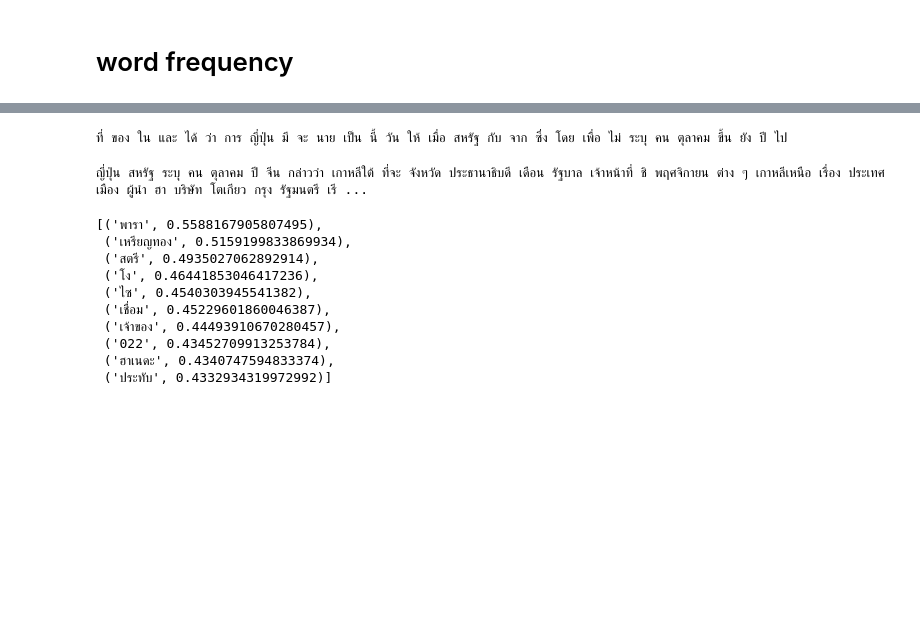
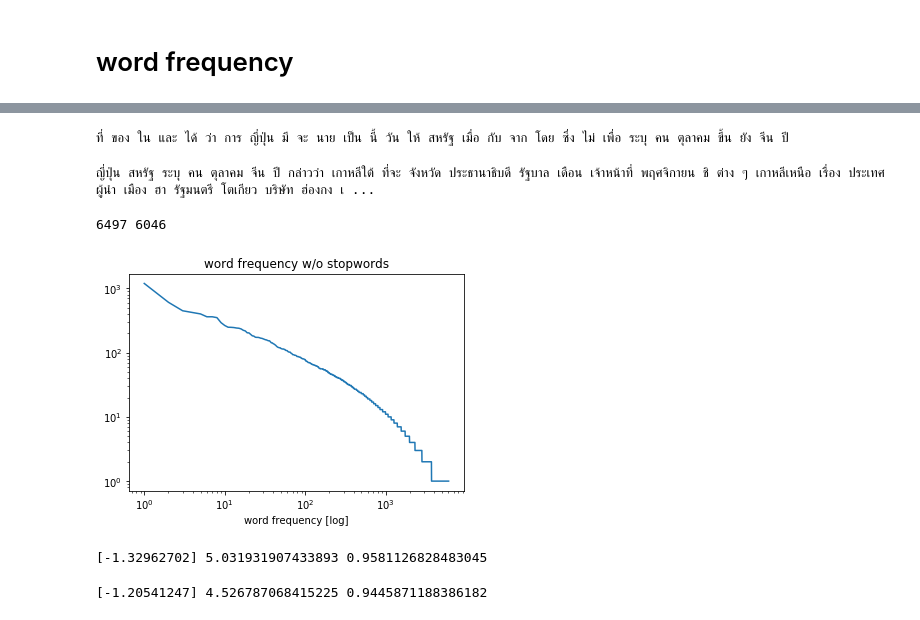
Before and after one commit to nozomiyamada/thainews, a Jupyter notebook: nhk/nhk.ipynb, the cells around one changed output, grey strips where cells are left out. Drawn from its saved outputs; the diff is of its cells as text; code cells hidden in the pictures; blank space fills up the shorter version.

```diff
--- a/nhk/nhk.ipynb
+++ b/nhk/nhk.ipynb
@@ -2,9 +2,11 @@
 # import & get article ID
 # %%
 import requests, json, os, csv, re
+import numpy as np
+from sklearn.linear_model import LinearRegression
 from bs4 import BeautifulSoup as BS
 
-with open ('nhk.json', 'r') as f:
+with open ('nhk/nhk.json', 'r') as f:
     ids = sorted(x['id'] for x in json.load(f))
     print('oldest ID: %s' % ids[0])
     print('newest ID: %s' % ids[-1])
@@ -56,9 +58,9 @@ def clean(text):
     text = re.sub(r'"+', '', text)
     return wt(text, keep_whitespace=False)
 
-with open('nhk.json') as f:
+with open('nhk/nhk.json') as f:
     data = json.load(f)
-with open('nhk_tokenized.txt','w') as f:
+with open('nhk/nhk_tokenized.txt','w') as f:
     tokenized = [clean(news_dic['article']) for news_dic in data]
     writer = csv.writer(f, lineterminator='\n', delimiter=' ')
     writer.writerows(tokenized)
@@ -88,22 +93,9 @@ for line in tokenized:
 for i in count.most_common(30):
     print(i[0], end=' ')
 # %% [output]
-ที่ ของ ใน และ ได้ ว่า การ ญี่ปุ่น มี จะ นาย เป็น นี้ วัน ให้ เมื่อ สหรัฐ กับ จาก ซึ่ง โดย เพื่อ ไม่ ระบุ คน ตุลาคม ขึ้น ยัง ปี ไป
+ที่ ของ ใน และ ได้ ว่า การ ญี่ปุ่น มี จะ นาย เป็น นี้ วัน ให้ สหรัฐ เมื่อ กับ จาก โดย ซึ่ง ไม่ เพื่อ ระบุ คน ตุลาคม ขึ้น ยัง จีน ปี
 # %%
 for i in stop.most_common(30):
     print(i[0], end=' ')
 # %% [output]
-ญี่ปุ่น สหรัฐ ระบุ คน ตุลาคม ปี จีน กล่าวว่า เกาหลีใต้ ที่จะ จังหวัด ประธานาธิบดี เดือน รัฐบาล เจ้าหน้าที่ ชิ พฤศจิกายน ต่าง ๆ เกาหลีเหนือ เรื่อง ประเทศ เมือง ผู้นำ ฮา บริษัท โตเกียว กรุง รัฐมนตรี เรี ...
+ญี่ปุ่น สหรัฐ ระบุ คน ตุลาคม จีน ปี กล่าวว่า เกาหลีใต้ ที่จะ จังหวัด ประธานาธิบดี รัฐบาล เดือน เจ้าหน้าที่ พฤศจิกายน ชิ ต่าง ๆ เกาหลีเหนือ เรื่อง ประเทศ ผู้นำ เมือง ฮา รัฐมนตรี โตเกียว บริษัท ฮ่องกง เ ...
-# %%
-model.wv.most_similar('โอซากา')
-# %% [output]
-[('พารา', 0.5588167905807495),
- ('เหรียญทอง', 0.5159199833869934),
- ('สตรี', 0.4935027062892914),
- ('โง', 0.46441853046417236),
- ('ไซ', 0.4540303945541382),
- ('เชื่อม', 0.45229601860046387),
- ('เจ้าของ', 0.44493910670280457),
- ('022', 0.43452709913253784),
- ('ฮาเนดะ', 0.4340747594833374),
- ('ประทับ', 0.4332934319972992)]
@@ -112,0 +102,31 @@ A = np.array([[1,2]])
+# %%
+c = [i[1] for i in count.most_common()]
+s = [i[1] for i in stop.most_common()]
+print(len(c), len(s))
+# %% [output]
+6497 6046
+# %%
+import matplotlib.pyplot as plt
+sx = range(1, len(s)+1)
+plt.plot(sx, s)
+plt.title('word frequency w/o stopwords')
+plt.xlabel('word frequency [log]')
+plt.xscale('log')
+plt.yscale('log')
+plt.show()
+# %% [output]
+[figure, added]
+# %%
+LR = LinearRegression()
+model = LR.fit([[np.log10(i)] for i in cx], np.log10(c))
+print(model.coef_, model.intercept_, LR.score([[np.log10(i)] for i in cx], np.log10(c)))
+logx = np.log10(cx)
+y =
+# %% [output]
+[-1.32962702] 5.031931907433893 0.9581126828483045
+# %%
+LR = LinearRegression()
+model = LR.fit([[np.log10(i)] for i in sx], np.log10(s))
+print(model.coef_, model.intercept_, LR.score([[np.log10(i)] for i in sx], np.log10(s)))
+# %% [output]
+[-1.20541247] 4.526787068415225 0.9445871188386182
```
Also changed, not shown: parts of 3 cells of this notebook, 2 other files.
